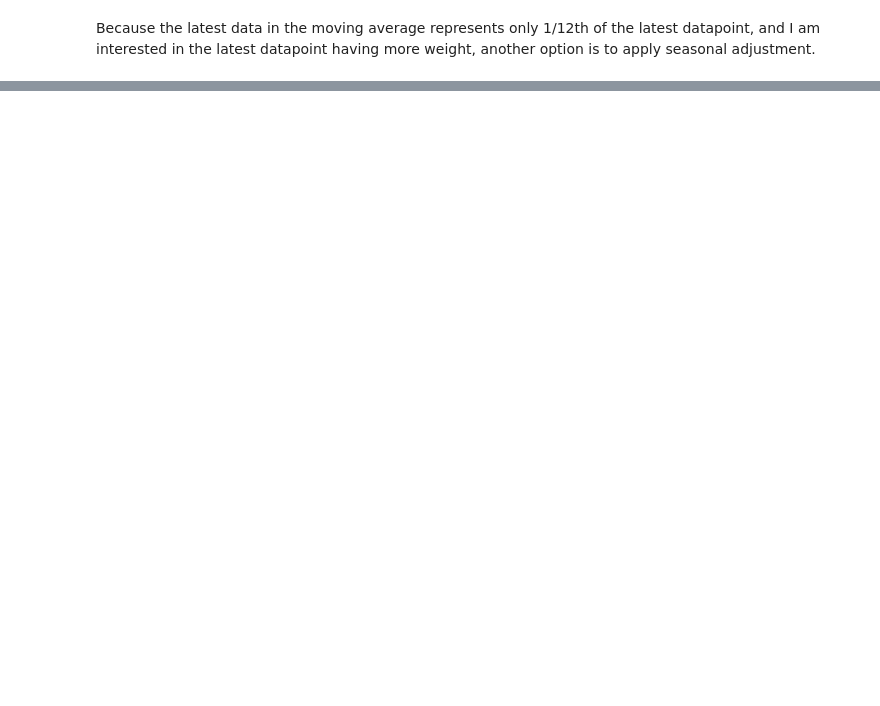
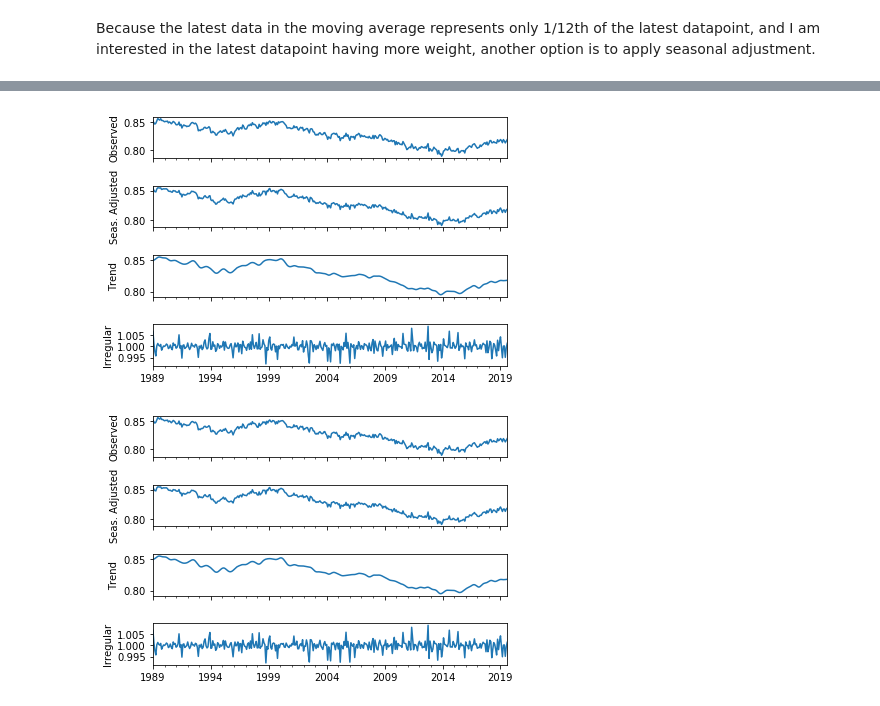
Before and after one commit to bdecon/econ_data, a Jupyter notebook: micro/bd_CPS_seasonal_adjustment.ipynb, the cells around one changed output, grey strips where cells are left out. Drawn from its saved outputs; the diff is of its cells as text; code cells hidden in the pictures; blank space fills up the shorter version.

```diff
--- a/micro/bd_CPS_seasonal_adjustment.ipynb
+++ b/micro/bd_CPS_seasonal_adjustment.ipynb
@@ -143,0 +79,5 @@ round((1 - (df.groupby('LFS').BASICWGT.sum() / df.BASICWGT.sum()).NILF) * 100, 1
+# %%
+sm.plot()
+# %% [output]
+[figure, added]
+[figure, added]
```
Also changed, not shown: parts of 13 cells of this notebook, 1 other file.
